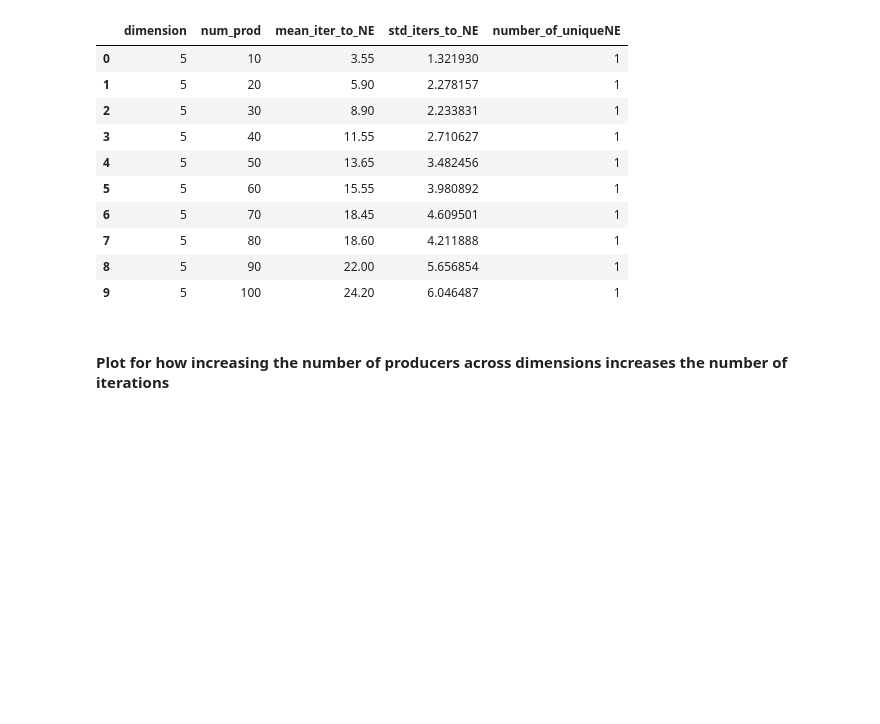
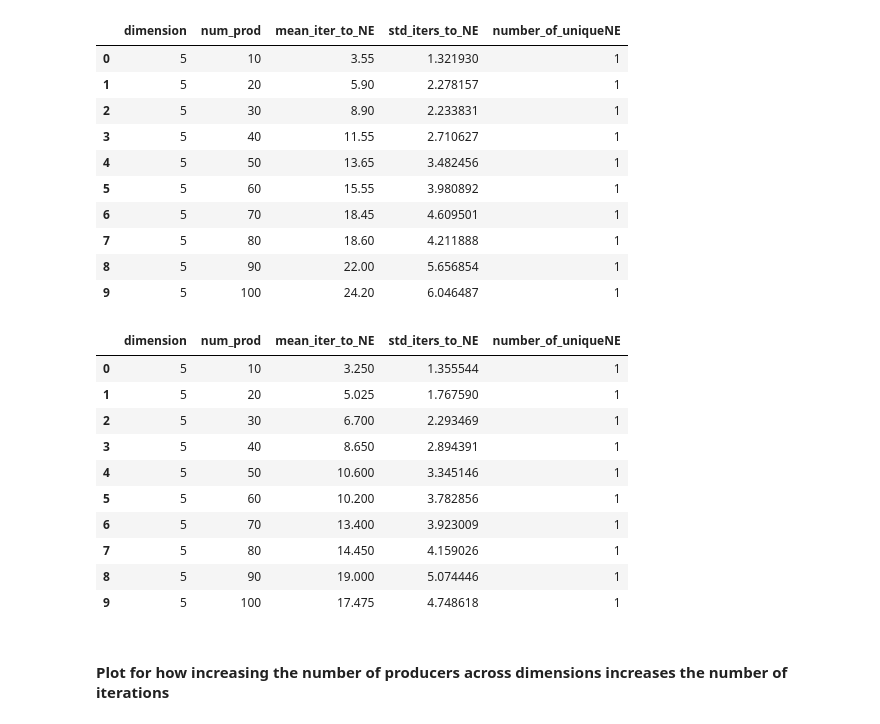
Before and after one commit to krishnacharya/recsys_eq, a Jupyter notebook: plots/plots_for_numiterations.ipynb, the cells around one changed output. Cells and saved outputs as stored; diff of their text form; code cells hidden in the pictures; blank space fills up the shorter version.

```diff
--- a/plots/plots_for_numiterations.ipynb
+++ b/plots/plots_for_numiterations.ipynb
@@ -57,3 +75,17 @@ df_d_agg
+# %%
+df_lin_agg[df_lin_agg['dimension'] == 5]
+# %% [output]
+|  | dimension | num_prod | mean_iter_to_NE | std_iters_to_NE | number_of_uniqueNE |
+| 0 | 5 | 10 | 3.250 | 1.355544 | 1 |
+| 1 | 5 | 20 | 5.025 | 1.767590 | 1 |
+| 2 | 5 | 30 | 6.700 | 2.293469 | 1 |
+| 3 | 5 | 40 | 8.650 | 2.894391 | 1 |
+| 4 | 5 | 50 | 10.600 | 3.345146 | 1 |
+| 5 | 5 | 60 | 10.200 | 3.782856 | 1 |
+| 6 | 5 | 70 | 13.400 | 3.923009 | 1 |
+| 7 | 5 | 80 | 14.450 | 4.159026 | 1 |
+| 8 | 5 | 90 | 19.000 | 5.074446 | 1 |
+| 9 | 5 | 100 | 17.475 | 4.748618 | 1 |
 # %% [markdown]
 #### Plot for how increasing the number of producers  across dimensions increases the number of iterations
 # %%
```
Also changed, not shown: parts of 7 cells of this notebook, 12 other files.
